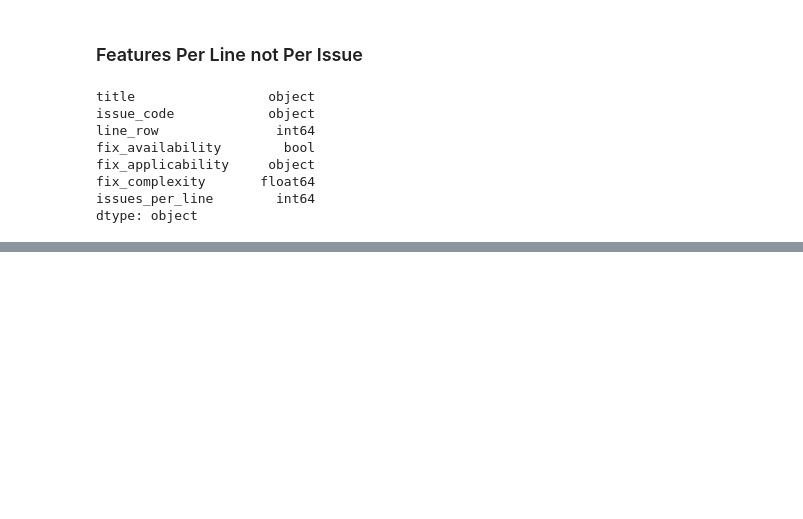
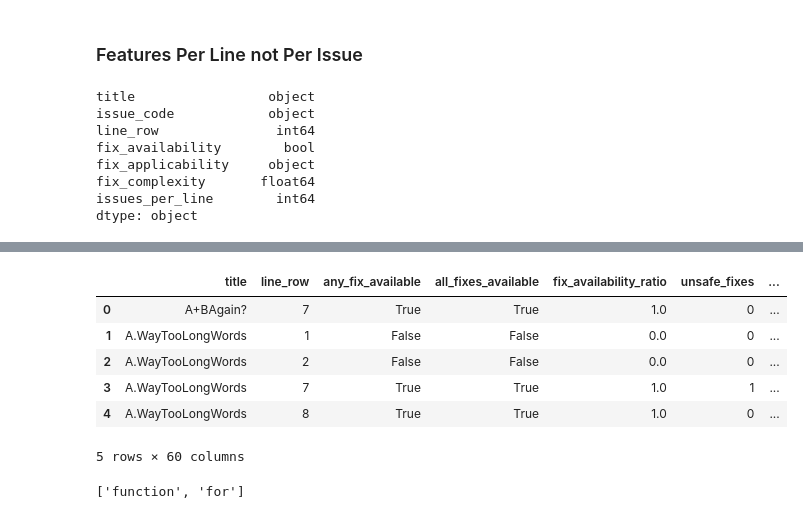
Before and after one commit to CristinaRacovita/codegen-uncertainty, a Jupyter notebook: craft_linter_features.ipynb, the cells around one changed output, grey strips where cells are left out. Cells and saved outputs as stored; diff of their text form; code cells hidden in the pictures; blank space fills up the shorter version.

Commit message:
add block knowledge

```diff
--- a/craft_linter_features.ipynb
+++ b/craft_linter_features.ipynb
@@ -126,0 +216,12 @@ final_crafted_features.head()
+# %%
+final_crafted_features['blocks'] = [[] for _ in range(len(final_crafted_features))]
+# %%
+final_crafted_features.head()
+# %% [output]
+|  | title | line_row | any_fix_available | all_fixes_available | fix_availability_ratio | unsafe_fixes | ... |
+| 0 | A+BAgain? | 7 | True | True | 1.0 | 0 | ... |
+| 1 | A.WayTooLongWords | 1 | False | False | 0.0 | 0 | ... |
+| 2 | A.WayTooLongWords | 2 | False | False | 0.0 | 0 | ... |
+| 3 | A.WayTooLongWords | 7 | True | True | 1.0 | 1 | ... |
+| 4 | A.WayTooLongWords | 8 | True | True | 1.0 | 0 | ... |
+5 rows × 60 columns
@@ -126,0 +234,10 @@ final_crafted_features.head()
+# %%
+def get_line_blocks(blocks, line):
+    line_blocks = []
+    for b_type, start, end in blocks:
+        if line >= start and line <= end:
+            line_blocks.append(b_type)
+    return line_blocks
+get_line_blocks(blocks, 12)
+# %% [output]
+['function', 'for']
```
Also changed, not shown: parts of 16 cells of this notebook.
